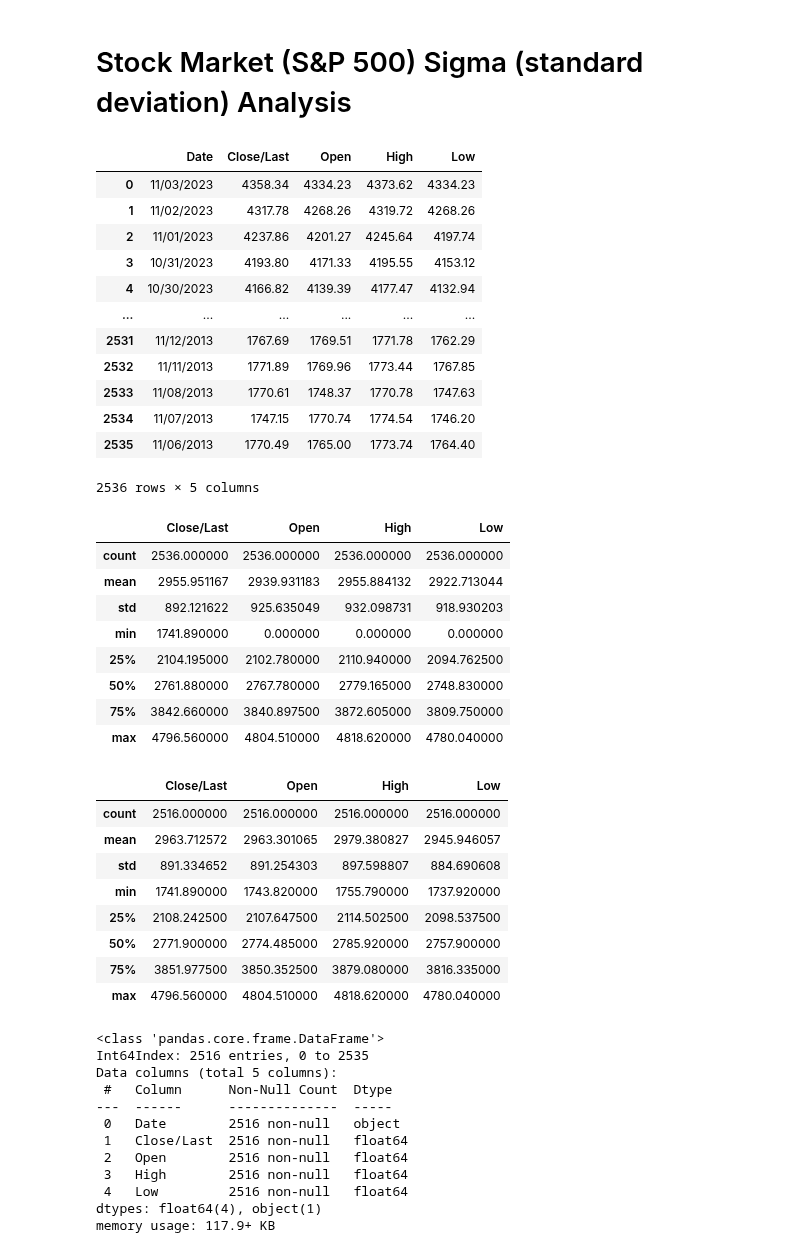
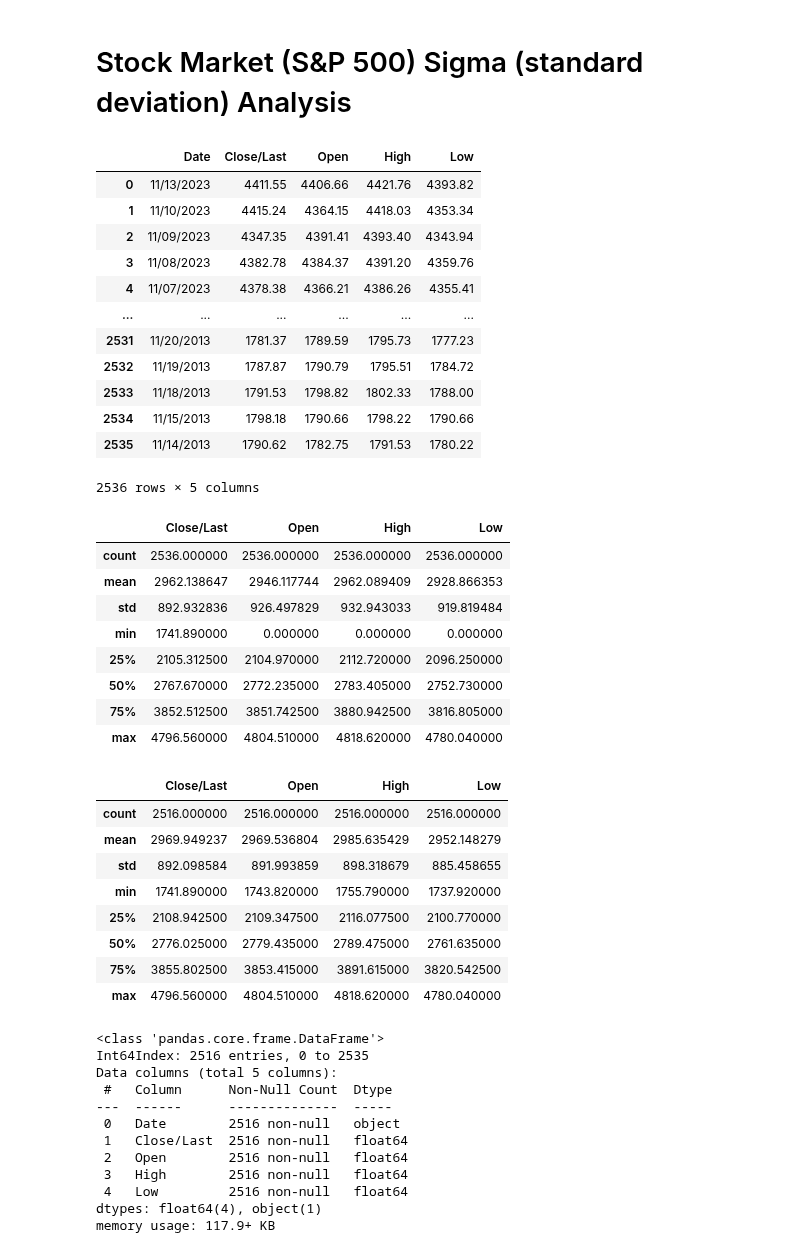
Before and after one commit to JohnBroberg/StockMarketSigma, a Jupyter notebook: StockMarketSigma.ipynb, the cells around one changed output. Drawn from its saved outputs; the diff is of its cells as text; code cells hidden in the pictures.

```diff
--- a/StockMarketSigma.ipynb
+++ b/StockMarketSigma.ipynb
@@ -4,57 +4,57 @@
 #created by John Broberg on 2022-05-29
 #inspired by "LET THE WILD RUMPUS BEGIN" by JEREMY GRANTHAM of GMO
 #ref. https://www.gmo.com/globalassets/articles/viewpoints/2022/gmo_let-the-wild-rumpus-begin_1-22.pdf
 
 #https://www.gmo.com/americas/research-library/entering-the-superbubbles-final-act/
 #"...superbubbles – 2.5 to 3 sigma events..."
 #"...ordinary 2 sigma bubbles..."
 #"Ordinary bubbles are, to us, those that reach a 2 sigma deviation from trend. Superbubbles reach 2.5 sigma or greater."
 
 #source data: https://www.nasdaq.com/market-activity/index/spx/historical
 
 #cd
 #cd git/StockMarketSigma
 #git pull https://github.com/JohnBroberg/StockMarketSigma.git
 
 #Get trendline equation
 #https://stackoverflow.com/questions/49460596/add-trendline-with-equation-in-2d-array
 #https://stackoverflow.com/questions/26447191/how-to-add-trendline-in-python-matplotlib-dot-scatter-graphs
 
 
 import pandas as pd
 import numpy as np
 import matplotlib.pyplot as plt
 import seaborn as sns
 
-data = 'HistoricalData_1699317165914.csv'
+data = 'HistoricalData_1700009605124.csv'
 df = pd.read_csv(data)
 
 df
 # %% [output]
 |  | Date | Close/Last | Open | High | Low |
-| 0 | 11/03/2023 | 4358.34 | 4334.23 | 4373.62 | 4334.23 |
-| 1 | 11/02/2023 | 4317.78 | 4268.26 | 4319.72 | 4268.26 |
-| 2 | 11/01/2023 | 4237.86 | 4201.27 | 4245.64 | 4197.74 |
-| 3 | 10/31/2023 | 4193.80 | 4171.33 | 4195.55 | 4153.12 |
-| 4 | 10/30/2023 | 4166.82 | 4139.39 | 4177.47 | 4132.94 |
+| 0 | 11/13/2023 | 4411.55 | 4406.66 | 4421.76 | 4393.82 |
+| 1 | 11/10/2023 | 4415.24 | 4364.15 | 4418.03 | 4353.34 |
+| 2 | 11/09/2023 | 4347.35 | 4391.41 | 4393.40 | 4343.94 |
+| 3 | 11/08/2023 | 4382.78 | 4384.37 | 4391.20 | 4359.76 |
+| 4 | 11/07/2023 | 4378.38 | 4366.21 | 4386.26 | 4355.41 |
 | ... | ... | ... | ... | ... | ... |
-| 2531 | 11/12/2013 | 1767.69 | 1769.51 | 1771.78 | 1762.29 |
-| 2532 | 11/11/2013 | 1771.89 | 1769.96 | 1773.44 | 1767.85 |
-| 2533 | 11/08/2013 | 1770.61 | 1748.37 | 1770.78 | 1747.63 |
-| 2534 | 11/07/2013 | 1747.15 | 1770.74 | 1774.54 | 1746.20 |
-| 2535 | 11/06/2013 | 1770.49 | 1765.00 | 1773.74 | 1764.40 |
+| 2531 | 11/20/2013 | 1781.37 | 1789.59 | 1795.73 | 1777.23 |
+| 2532 | 11/19/2013 | 1787.87 | 1790.79 | 1795.51 | 1784.72 |
+| 2533 | 11/18/2013 | 1791.53 | 1798.82 | 1802.33 | 1788.00 |
+| 2534 | 11/15/2013 | 1798.18 | 1790.66 | 1798.22 | 1790.66 |
+| 2535 | 11/14/2013 | 1790.62 | 1782.75 | 1791.53 | 1780.22 |
 2536 rows × 5 columns
 # %%
 df.describe()
 # %% [output]
 |  | Close/Last | Open | High | Low |
 | count | 2536.000000 | 2536.000000 | 2536.000000 | 2536.000000 |
-| mean | 2955.951167 | 2939.931183 | 2955.884132 | 2922.713044 |
-| std | 892.121622 | 925.635049 | 932.098731 | 918.930203 |
+| mean | 2962.138647 | 2946.117744 | 2962.089409 | 2928.866353 |
+| std | 892.932836 | 926.497829 | 932.943033 | 919.819484 |
 | min | 1741.890000 | 0.000000 | 0.000000 | 0.000000 |
-| 25% | 2104.195000 | 2102.780000 | 2110.940000 | 2094.762500 |
-| 50% | 2761.880000 | 2767.780000 | 2779.165000 | 2748.830000 |
-| 75% | 3842.660000 | 3840.897500 | 3872.605000 | 3809.750000 |
+| 25% | 2105.312500 | 2104.970000 | 2112.720000 | 2096.250000 |
+| 50% | 2767.670000 | 2772.235000 | 2783.405000 | 2752.730000 |
+| 75% | 3852.512500 | 3851.742500 | 3880.942500 | 3816.805000 |
 | max | 4796.560000 | 4804.510000 | 4818.620000 | 4780.040000 |
 # %%
 #remove holidays (Open == 0)
@@ -64,12 +64,12 @@ df.describe()
 # %% [output]
 |  | Close/Last | Open | High | Low |
 | count | 2516.000000 | 2516.000000 | 2516.000000 | 2516.000000 |
-| mean | 2963.712572 | 2963.301065 | 2979.380827 | 2945.946057 |
-| std | 891.334652 | 891.254303 | 897.598807 | 884.690608 |
+| mean | 2969.949237 | 2969.536804 | 2985.635429 | 2952.148279 |
+| std | 892.098584 | 891.993859 | 898.318679 | 885.458655 |
 | min | 1741.890000 | 1743.820000 | 1755.790000 | 1737.920000 |
-| 25% | 2108.242500 | 2107.647500 | 2114.502500 | 2098.537500 |
-| 50% | 2771.900000 | 2774.485000 | 2785.920000 | 2757.900000 |
-| 75% | 3851.977500 | 3850.352500 | 3879.080000 | 3816.335000 |
+| 25% | 2108.942500 | 2109.347500 | 2116.077500 | 2100.770000 |
+| 50% | 2776.025000 | 2779.435000 | 2789.475000 | 2761.635000 |
+| 75% | 3855.802500 | 3853.415000 | 3891.615000 | 3820.542500 |
 | max | 4796.560000 | 4804.510000 | 4818.620000 | 4780.040000 |
 # %%
 df.info()
```
Also changed, not shown: parts of 10 cells of this notebook, 2 other files.
